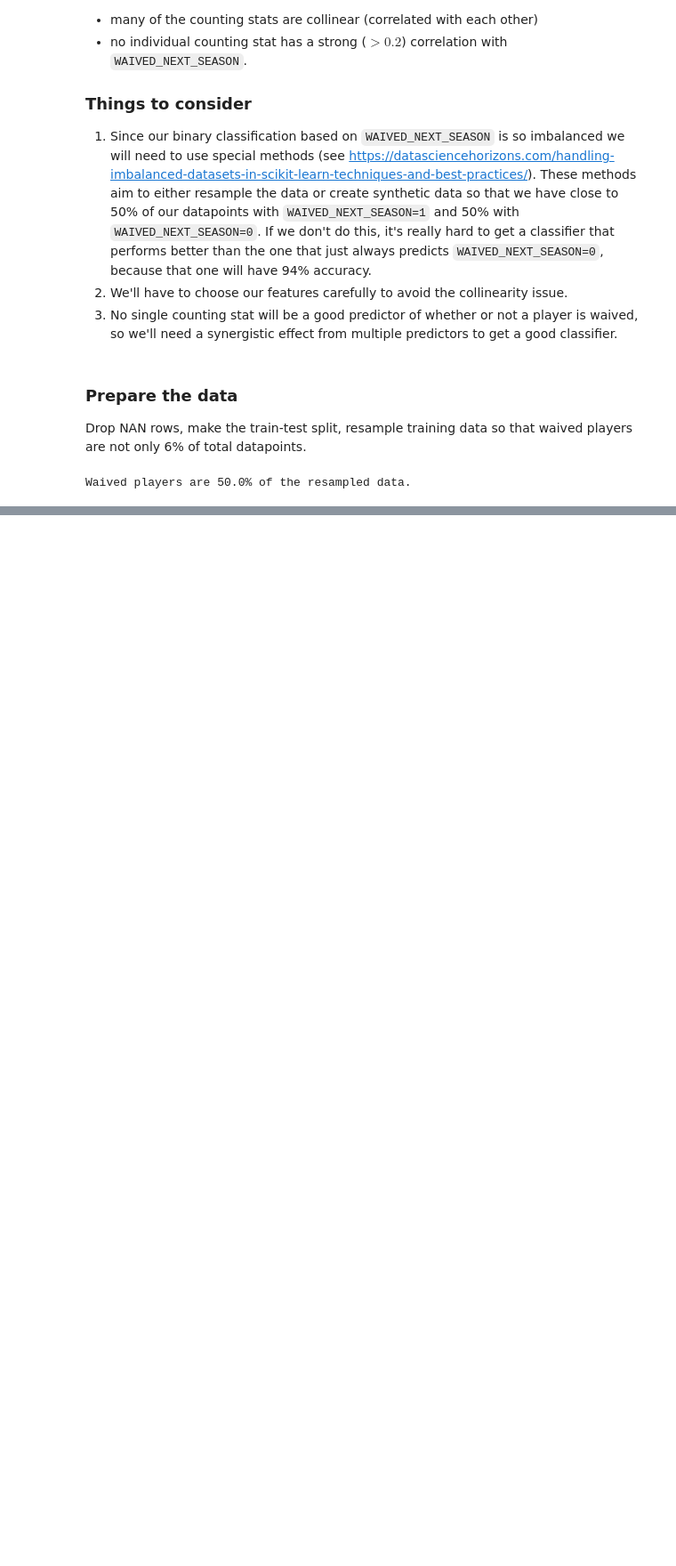
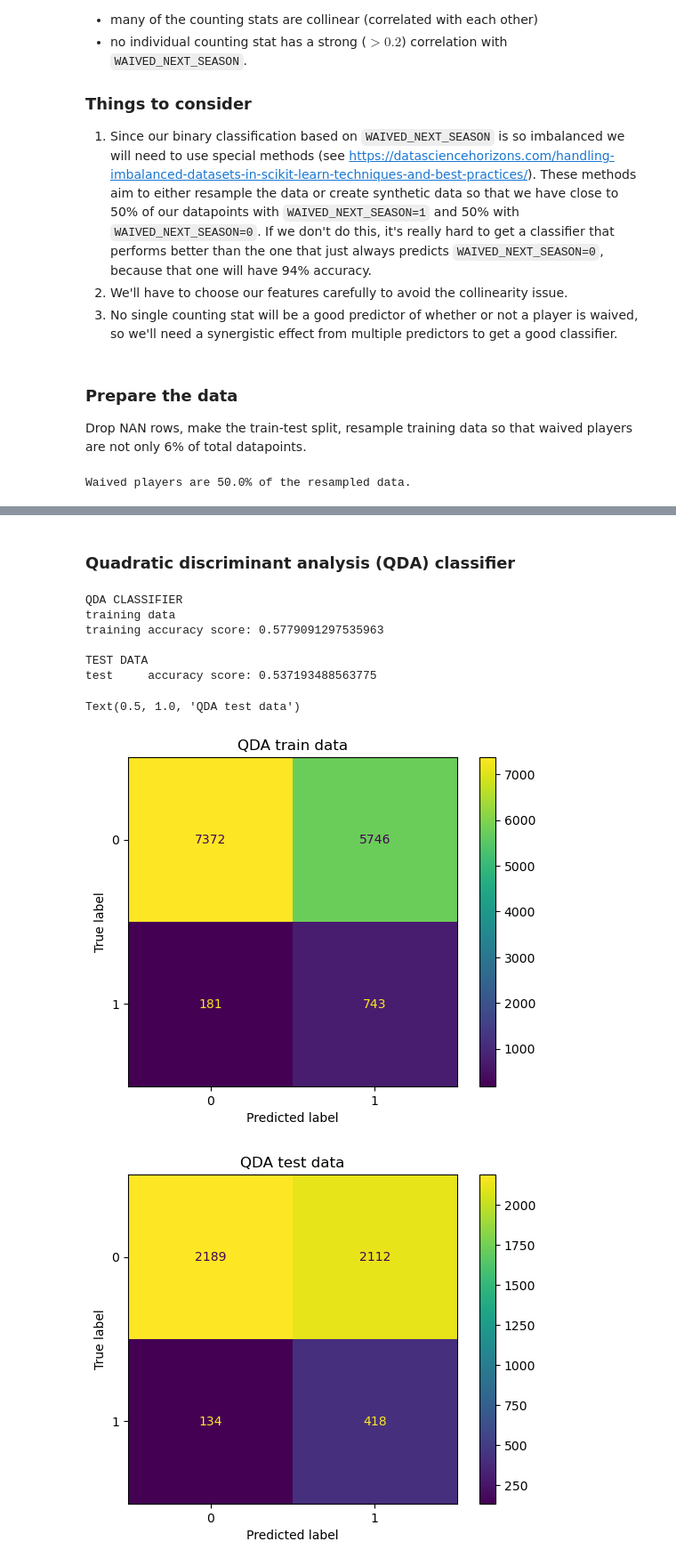
Before and after one commit to NBA-player-transactions/predicting_nba_player_retention, a Jupyter notebook: initialDataset.ipynb, the cells around one changed output, grey strips where cells are left out. Shown: that part at 89% size. Drawn from its saved outputs; the diff is of its cells as text; code cells hidden in the pictures; blank space fills up the shorter version.

```diff
--- a/initialDataset.ipynb
+++ b/initialDataset.ipynb
@@ -346,0 +466,37 @@ Waived players are 50.0% of the resampled data.
+# %% [markdown]
+### Quadratic discriminant analysis (QDA) classifier
+# %%
+#=====QDA classifier=====#
+#fit model
+pipe_qda = Pipeline([("scale", StandardScaler()), ("qda", QuadraticDiscriminantAnalysis())])
+pipe_qda.fit(X_train_resampled, y_train_resampled)
+
+#get train error, test error, other metrics
+qda_train_pred = pipe_qda.predict(X_train)
+qda_train_acc  = accuracy_score(y_train, qda_train_pred)
+qda_train_conf = confusion_matrix(y_train, qda_train_pred)
+qda_test_pred  = pipe_qda.predict(X_test)
+qda_test_acc   = accuracy_score(y_test, qda_test_pred)
+qda_test_conf  = confusion_matrix(y_test, qda_test_pred)
+
+#write output
+print(f"QDA CLASSIFIER")
+print("training data")
+print(f"training accuracy score: {qda_train_acc}")
+ConfusionMatrixDisplay(qda_train_conf).plot()
+plt.title("QDA train data")
+
+print("\n"+"TEST DATA")
+print(f"test     accuracy score: {qda_test_acc}")
+ConfusionMatrixDisplay(qda_test_conf).plot()
+plt.title("QDA test data")
+# %% [output]
+QDA CLASSIFIER
+training data
+training accuracy score: 0.5779091297535963
+
+TEST DATA
+test     accuracy score: 0.537193488563775
+Text(0.5, 1.0, 'QDA test data')
+[figure, added]
+[figure, added]
```
Also changed, not shown: parts of 9 cells of this notebook.
